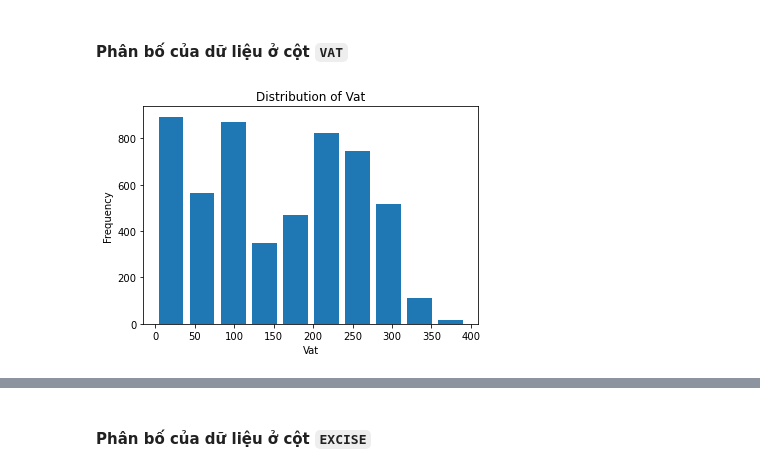
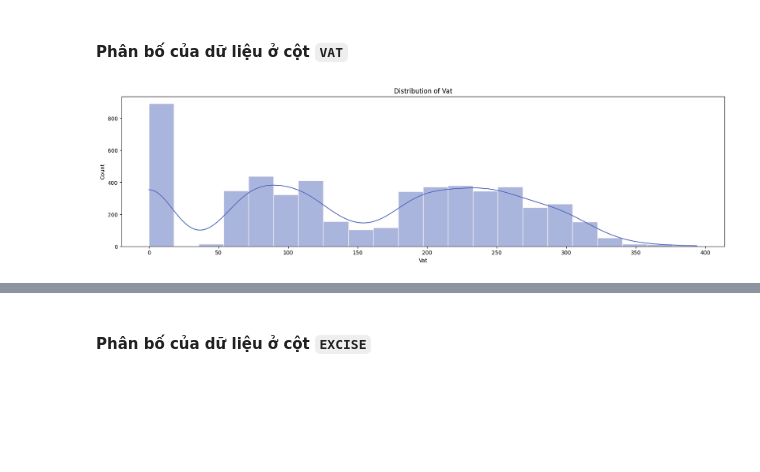
Before and after one commit to khangnl24112002/DataVisualization_Group02_Lab02, a Jupyter notebook: source_codes/main.ipynb, the cells around one changed output, grey strips where cells are left out. Saved outputs shown, nothing was run; the diff lists cells and outputs as text; code cells hidden in the pictures; blank space fills up the shorter version.

```diff
--- a/source_codes/main.ipynb
+++ b/source_codes/main.ipynb
@@ -129,10 +124,10 @@ plt.show()
 # %% [markdown]
 #### Phân bố của dữ liệu ở cột `VAT`
 # %%
-plt.hist(df['VAT'], bins=10, rwidth=0.8)
+plt.figure(figsize=(20, 5))
+sns.histplot(df['VAT'],kde=True,color="#576CBC",edgecolor="#F6F1F1")
 plt.title('Distribution of Vat')
 plt.xlabel('Vat')
-plt.ylabel('Frequency')
 plt.show()
 # %% [output]
-[figure, old version]
+[figure, new version]
```
Also changed, not shown: parts of 27 cells of this notebook.
